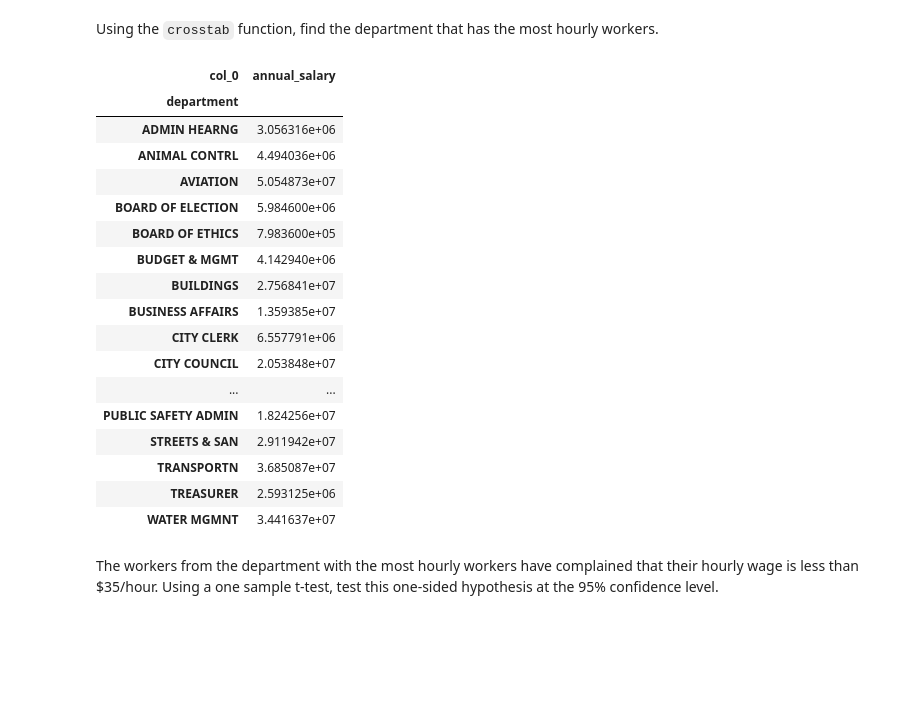
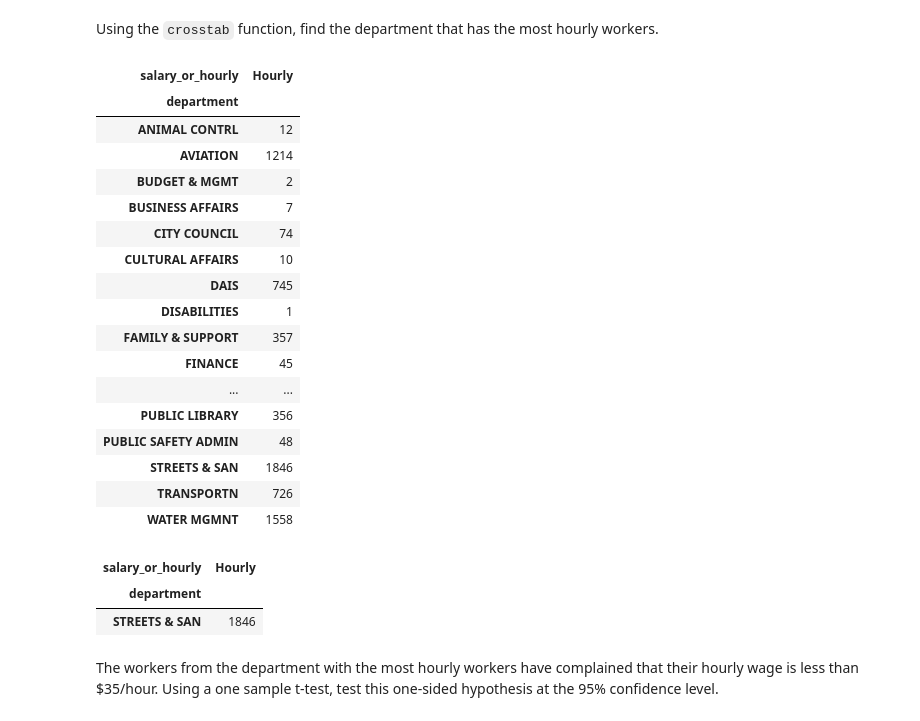
Before and after one commit to Adyto23/Hypothesis_Testing, a Jupyter notebook: hypothesis1.ipynb, the cells around one changed output. Cells and saved outputs as stored; diff of their text form; code cells hidden in the pictures; blank space fills up the shorter version.

```diff
--- a/hypothesis1.ipynb
+++ b/hypothesis1.ipynb
@@ -249,28 +249,38 @@ scipy.stats.sem(result1["annual_salary"])*stat
 ## pvalue is lower than 0.05 therefor the null hypothesis is probably not true
 # %% [markdown]
 Using the `crosstab` function, find the department that has the most hourly workers.
-# %%
-
-pd.crosstab(index=[salaries.department], columns=["annual_salary"], values=salaries.annual_salary, aggfunc=sum)
-# %% [output]
-| col_0 | annual_salary |
-| department |  |
-| ADMIN HEARNG | 3.056316e+06 |
-| ANIMAL CONTRL | 4.494036e+06 |
-| AVIATION | 5.054873e+07 |
-| BOARD OF ELECTION | 5.984600e+06 |
-| BOARD OF ETHICS | 7.983600e+05 |
-| BUDGET & MGMT | 4.142940e+06 |
-| BUILDINGS | 2.756841e+07 |
-| BUSINESS AFFAIRS | 1.359385e+07 |
-| CITY CLERK | 6.557791e+06 |
-| CITY COUNCIL | 2.053848e+07 |
-| ... | ... |
-| PUBLIC SAFETY ADMIN | 1.824256e+07 |
-| STREETS & SAN | 2.911942e+07 |
-| TRANSPORTN | 3.685087e+07 |
-| TREASURER | 2.593125e+06 |
-| WATER MGMNT | 3.441637e+07 |
+# %%
+
+result1=result[result["salary_or_hourly"]=="Hourly"]
+# %%
+grouped_df=pd.crosstab(result1["department"], result1["salary_or_hourly"])
+
+display(grouped_df)
+
+result=grouped_df[grouped_df["Hourly"]==grouped_df["Hourly"].max()]
+(result)
+# %% [output]
+| salary_or_hourly | Hourly |
+| department |  |
+| ANIMAL CONTRL | 12 |
+| AVIATION | 1214 |
+| BUDGET & MGMT | 2 |
+| BUSINESS AFFAIRS | 7 |
+| CITY COUNCIL | 74 |
+| CULTURAL AFFAIRS | 10 |
+| DAIS | 745 |
+| DISABILITIES | 1 |
+| FAMILY & SUPPORT | 357 |
+| FINANCE | 45 |
+| ... | ... |
+| PUBLIC LIBRARY | 356 |
+| PUBLIC SAFETY ADMIN | 48 |
+| STREETS & SAN | 1846 |
+| TRANSPORTN | 726 |
+| WATER MGMNT | 1558 |
+| salary_or_hourly | Hourly |
+| department |  |
+| STREETS & SAN | 1846 |
 # %% [markdown]
 The workers from the department with the most hourly workers have complained that their hourly wage is less than $35/hour. Using a one sample t-test, test this one-sided hypothesis at the 95% confidence level.
 # %%
```
